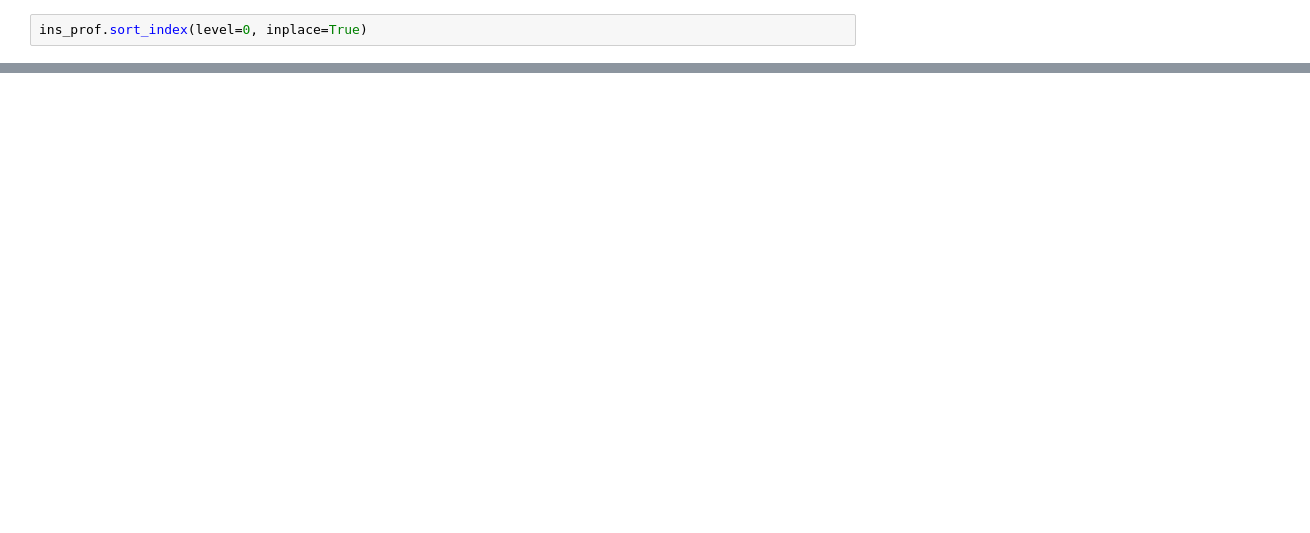
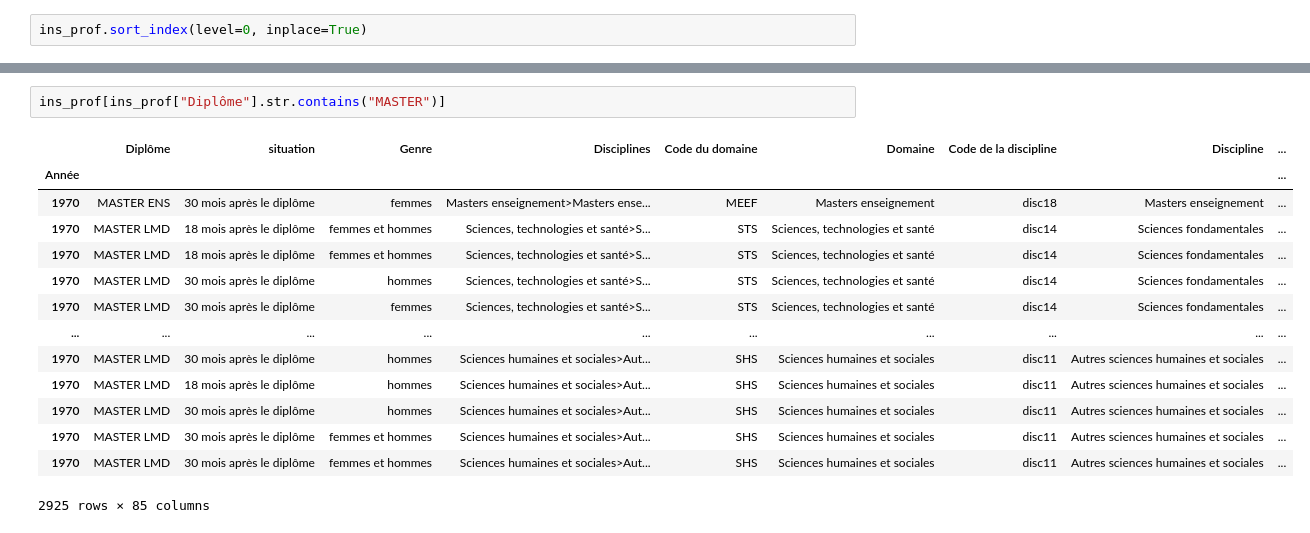
Before and after one commit to smtux/DUDA, a Jupyter notebook: inser_pro/src/alimentation.ipynb, the cells around one changed output, grey strips where cells are left out. Drawn from its saved outputs; the diff is of its cells as text; blank space fills up the shorter version.

```diff
--- a/inser_pro/src/alimentation.ipynb
+++ b/inser_pro/src/alimentation.ipynb
@@ -74,0 +111,17 @@ array(['Masters enseignement', 'Masters enseignement : premier degré',
+# %%
+ins_prof[ins_prof["Diplôme"].str.contains("MASTER")]
+# %% [output]
+|  | Diplôme | situation | Genre | Disciplines | Code du domaine | Domaine | Code de la discipline | Discipline | ... |
+| Année |  |  |  |  |  |  |  |  | ... |
+| 1970 | MASTER ENS | 30 mois après le diplôme | femmes | Masters enseignement>Masters ense... | MEEF | Masters enseignement | disc18 | Masters enseignement | ... |
+| 1970 | MASTER LMD | 18 mois après le diplôme | femmes et hommes | Sciences, technologies et santé>S... | STS | Sciences, technologies et santé | disc14 | Sciences fondamentales | ... |
+| 1970 | MASTER LMD | 18 mois après le diplôme | femmes et hommes | Sciences, technologies et santé>S... | STS | Sciences, technologies et santé | disc14 | Sciences fondamentales | ... |
+| 1970 | MASTER LMD | 30 mois après le diplôme | hommes | Sciences, technologies et santé>S... | STS | Sciences, technologies et santé | disc14 | Sciences fondamentales | ... |
+| 1970 | MASTER LMD | 30 mois après le diplôme | femmes | Sciences, technologies et santé>S... | STS | Sciences, technologies et santé | disc14 | Sciences fondamentales | ... |
+| ... | ... | ... | ... | ... | ... | ... | ... | ... | ... |
+| 1970 | MASTER LMD | 30 mois après le diplôme | hommes | Sciences humaines et sociales>Aut... | SHS | Sciences humaines et sociales | disc11 | Autres sciences humaines et sociales | ... |
+| 1970 | MASTER LMD | 18 mois après le diplôme | hommes | Sciences humaines et sociales>Aut... | SHS | Sciences humaines et sociales | disc11 | Autres sciences humaines et sociales | ... |
+| 1970 | MASTER LMD | 30 mois après le diplôme | hommes | Sciences humaines et sociales>Aut... | SHS | Sciences humaines et sociales | disc11 | Autres sciences humaines et sociales | ... |
+| 1970 | MASTER LMD | 30 mois après le diplôme | femmes et hommes | Sciences humaines et sociales>Aut... | SHS | Sciences humaines et sociales | disc11 | Autres sciences humaines et sociales | ... |
+| 1970 | MASTER LMD | 30 mois après le diplôme | femmes et hommes | Sciences humaines et sociales>Aut... | SHS | Sciences humaines et sociales | disc11 | Autres sciences humaines et sociales | ... |
+2925 rows × 85 columns
```
Also changed, not shown: parts of 7 cells of this notebook.
